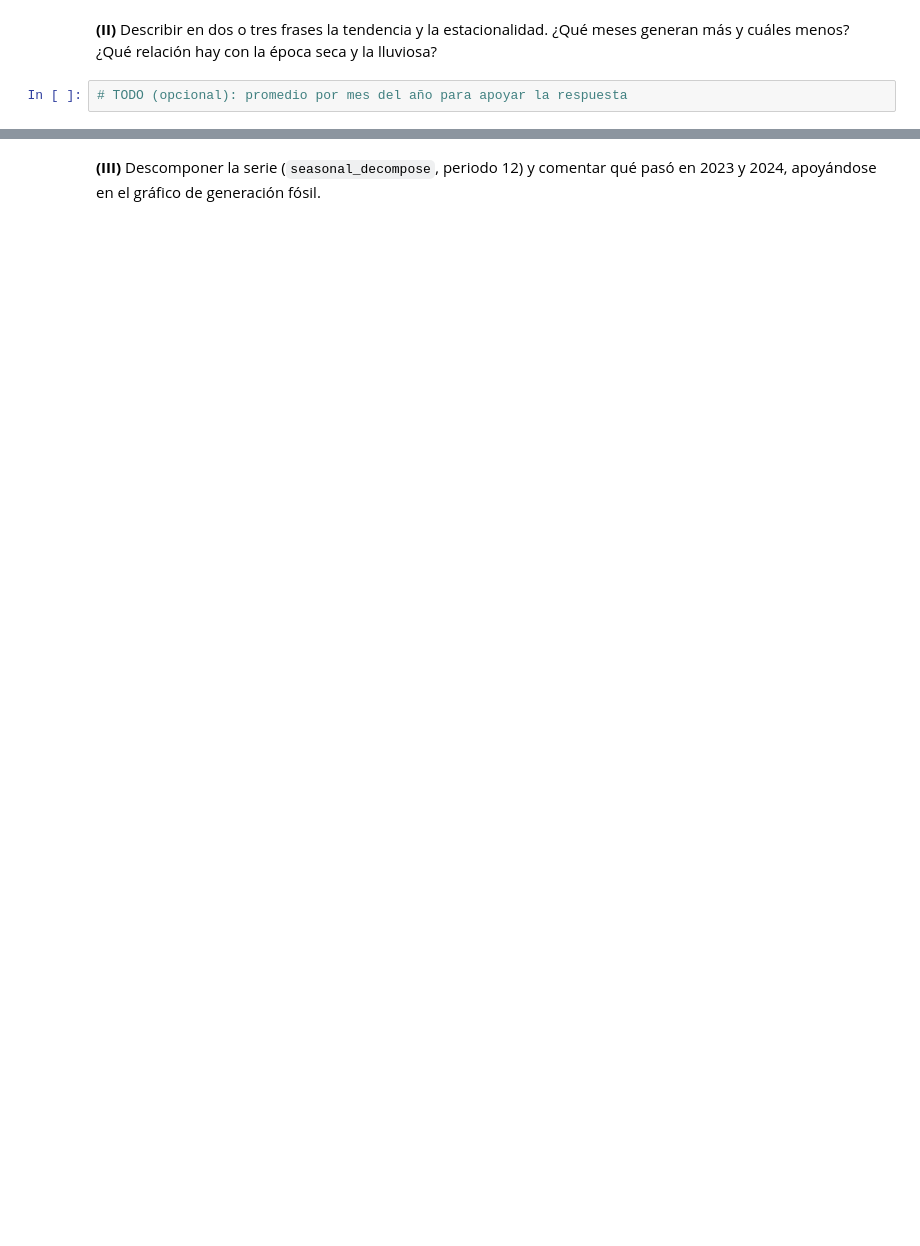
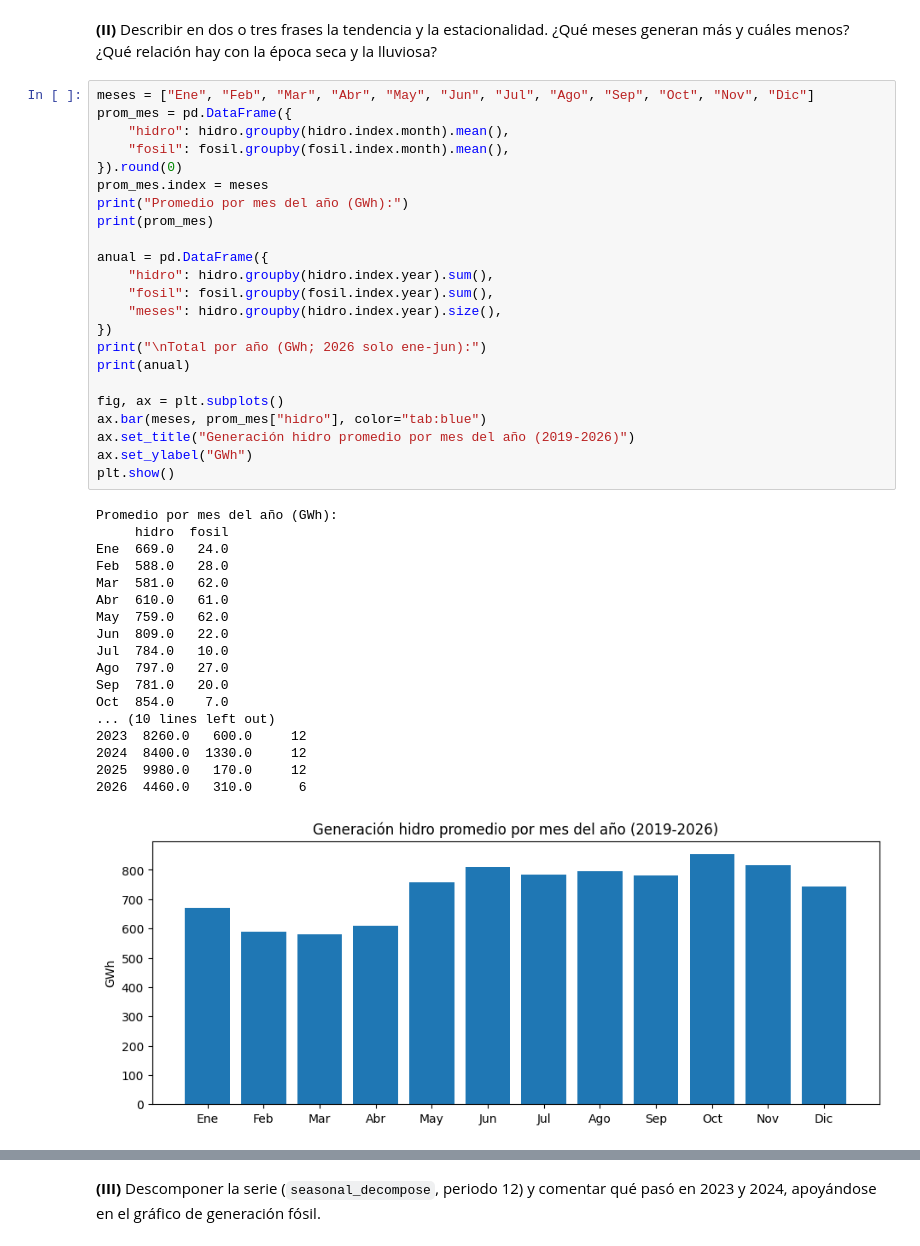
Before and after one commit to miguel-hernandez27/modelado-matematico, a Jupyter notebook: Parcial1_Grupo3.ipynb, the cells around one changed output, grey strips where cells are left out. Drawn from its saved outputs; the diff is of its cells as text; blank space fills up the shorter version.

```diff
--- a/Parcial1_Grupo3.ipynb
+++ b/Parcial1_Grupo3.ipynb
@@ -47,7 +100,47 @@ print(hidro.shape)
 # %% [markdown]
 **(II)** Describir en dos o tres frases la tendencia y la estacionalidad. ¿Qué meses generan más y cuáles menos? ¿Qué relación hay con la época seca y la lluviosa?
 # %%
-# TODO (opcional): promedio por mes del año para apoyar la respuesta
+meses = ["Ene", "Feb", "Mar", "Abr", "May", "Jun", "Jul", "Ago", "Sep", "Oct", "Nov", "Dic"]
+prom_mes = pd.DataFrame({
+    "hidro": hidro.groupby(hidro.index.month).mean(),
+    "fosil": fosil.groupby(fosil.index.month).mean(),
+}).round(0)
+prom_mes.index = meses
+print("Promedio por mes del año (GWh):")
+print(prom_mes)
+
+anual = pd.DataFrame({
+    "hidro": hidro.groupby(hidro.index.year).sum(),
+    "fosil": fosil.groupby(fosil.index.year).sum(),
+    "meses": hidro.groupby(hidro.index.year).size(),
+})
+print("\nTotal por año (GWh; 2026 solo ene-jun):")
+print(anual)
+
+fig, ax = plt.subplots()
+ax.bar(meses, prom_mes["hidro"], color="tab:blue")
+ax.set_title("Generación hidro promedio por mes del año (2019-2026)")
+ax.set_ylabel("GWh")
+plt.show()
+# %% [output]
+Promedio por mes del año (GWh):
+     hidro  fosil
+Ene  669.0   24.0
+Feb  588.0   28.0
+Mar  581.0   62.0
+Abr  610.0   61.0
+May  759.0   62.0
+Jun  809.0   22.0
+Jul  784.0   10.0
+Ago  797.0   27.0
+Sep  781.0   20.0
+Oct  854.0    7.0
+... (10 lines left out)
+2023  8260.0   600.0     12
+2024  8400.0  1330.0     12
+2025  9980.0   170.0     12
+2026  4460.0   310.0      6
+[figure, added]
 # %% [markdown]
 **Respuesta:**
 
```
Also changed, not shown: parts of 23 cells of this notebook.
